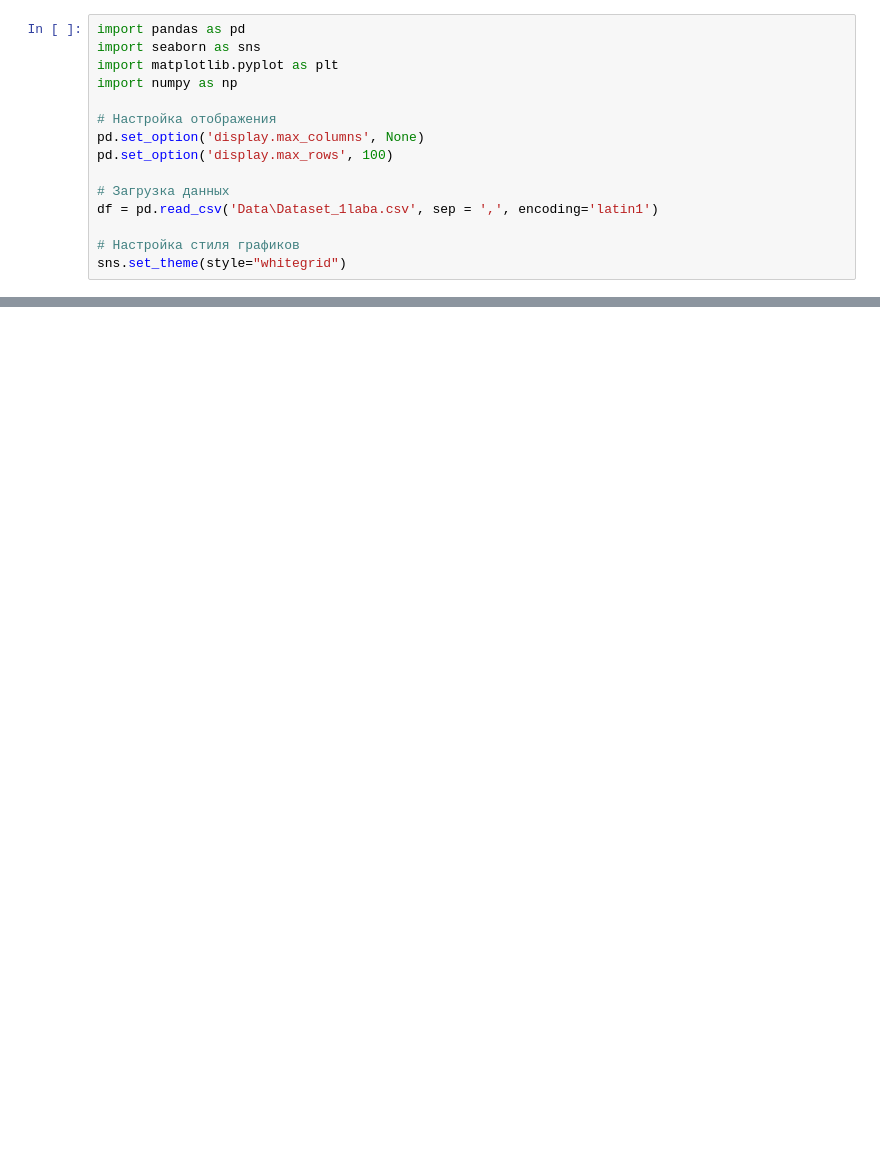
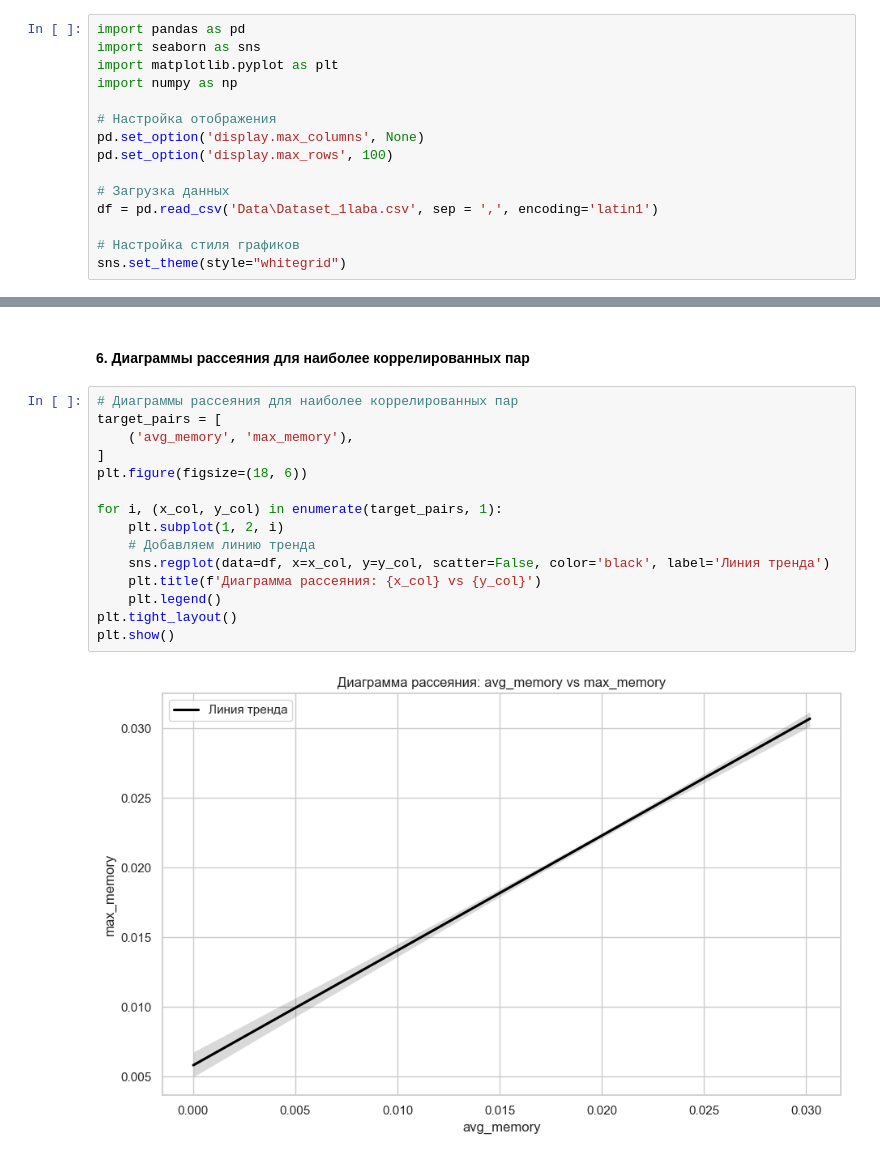
Before and after one commit to Ainur-Makhmutov/MAD-LABs, a Jupyter notebook: 2_laba.ipynb, the cells around one changed output, grey strips where cells are left out. Saved outputs shown, nothing was run; the diff lists cells and outputs as text; blank space fills up the shorter version.

```diff
--- a/2_laba.ipynb
+++ b/2_laba.ipynb
@@ -25,0 +148,19 @@ sns.set_theme(style="whitegrid")
+# %% [markdown]
+#### __6. Диаграммы рассеяния для наиболее коррелированных пар__
+# %%
+# Диаграммы рассеяния для наиболее коррелированных пар
+target_pairs = [
+    ('avg_memory', 'max_memory'),
+]
+plt.figure(figsize=(18, 6))
+
+for i, (x_col, y_col) in enumerate(target_pairs, 1):
+    plt.subplot(1, 2, i)
+    # Добавляем линию тренда
+    sns.regplot(data=df, x=x_col, y=y_col, scatter=False, color='black', label='Линия тренда')
+    plt.title(f'Диаграмма рассеяния: {x_col} vs {y_col}')
+    plt.legend()
+plt.tight_layout()
+plt.show()
+# %% [output]
+[figure, added]
```
Also changed, not shown: parts of 9 cells of this notebook.
